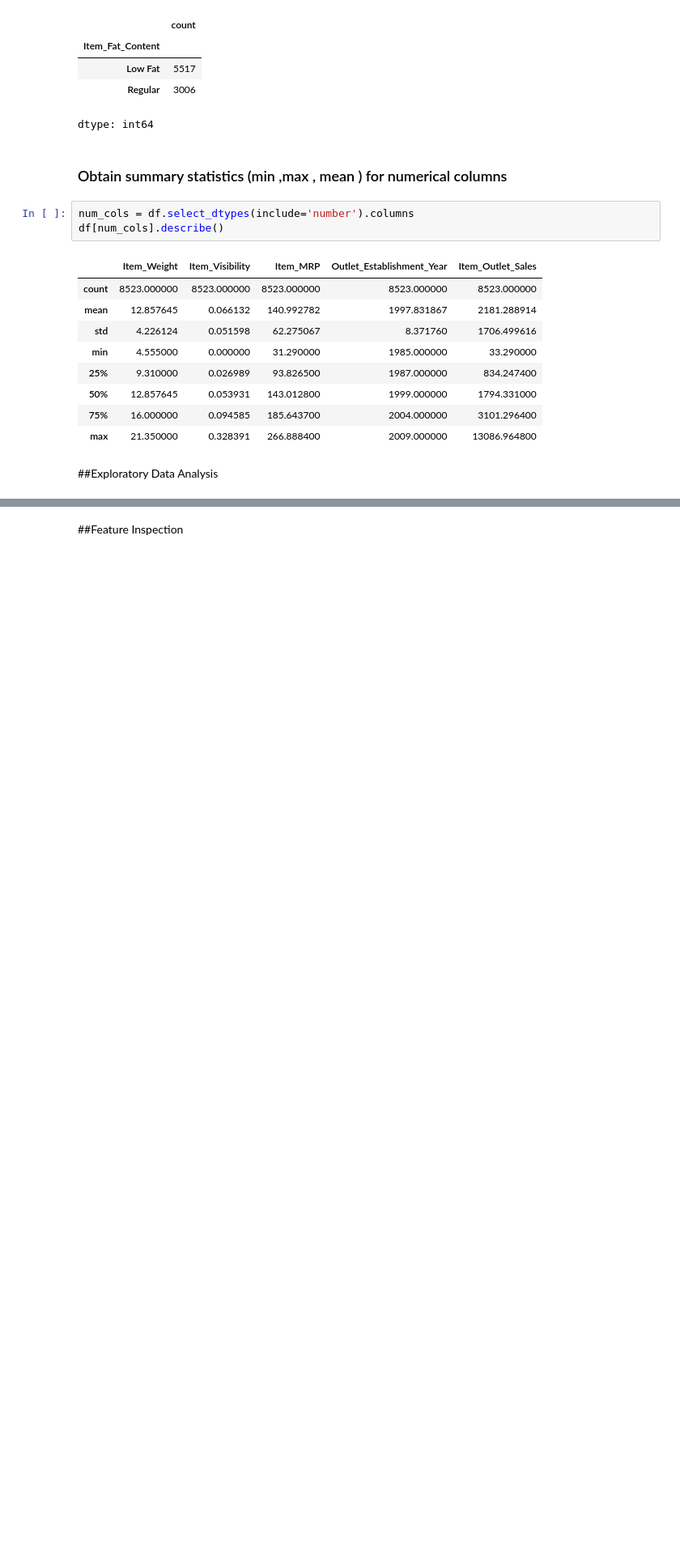
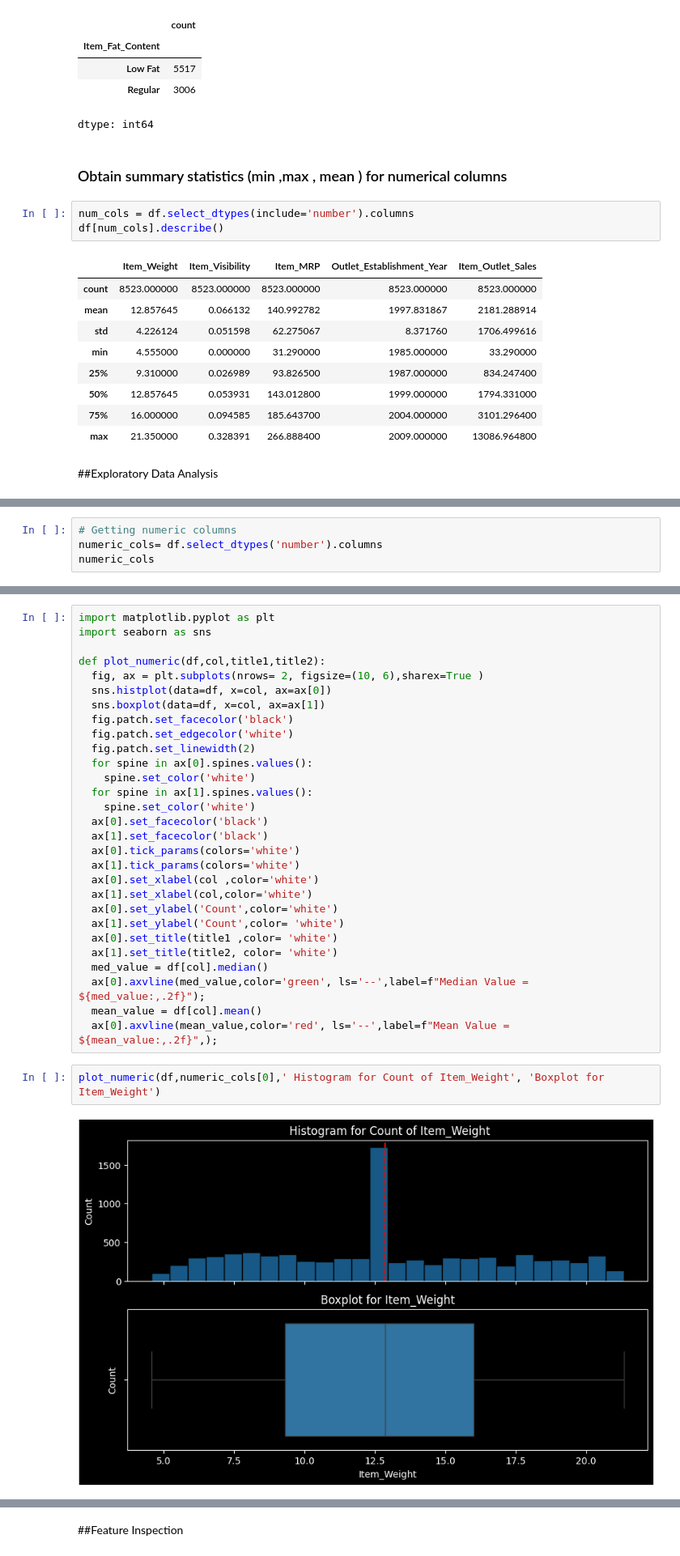
Before and after one commit to dina-masry/Prediction-of-Product-Sales, a Jupyter notebook: Prediction_of_Product_Sales.ipynb, the cells around one changed output, grey strips where cells are left out. Shown at 81% size. Cells and saved outputs as stored; diff of their text form; blank space fills up the shorter version.

```diff
--- a/Prediction_of_Product_Sales.ipynb
+++ b/Prediction_of_Product_Sales.ipynb
@@ -273,0 +301,4 @@ df[num_cols].describe()
+# %%
+# Getting numeric columns
+numeric_cols= df.select_dtypes('number').columns
+numeric_cols
@@ -273,0 +309,33 @@ df[num_cols].describe()
+# %%
+import matplotlib.pyplot as plt
+import seaborn as sns
+
+def plot_numeric(df,col,title1,title2):
+  fig, ax = plt.subplots(nrows= 2, figsize=(10, 6),sharex=True )
+  sns.histplot(data=df, x=col, ax=ax[0])
+  sns.boxplot(data=df, x=col, ax=ax[1])
+  fig.patch.set_facecolor('black')
+  fig.patch.set_edgecolor('white')
+  fig.patch.set_linewidth(2)
+  for spine in ax[0].spines.values():
+    spine.set_color('white')
+  for spine in ax[1].spines.values():
+    spine.set_color('white')
+  ax[0].set_facecolor('black')
+  ax[1].set_facecolor('black')
+  ax[0].tick_params(colors='white')
+  ax[1].tick_params(colors='white')
+  ax[0].set_xlabel(col ,color='white')
+  ax[1].set_xlabel(col,color='white')
+  ax[0].set_ylabel('Count',color='white')
+  ax[1].set_ylabel('Count',color= 'white')
+  ax[0].set_title(title1 ,color= 'white')
+  ax[1].set_title(title2, color= 'white')
+  med_value = df[col].median()
+  ax[0].axvline(med_value,color='green', ls='--',label=f"Median Value = ${med_value:,.2f}");
+  mean_value = df[col].mean()
+  ax[0].axvline(mean_value,color='red', ls='--',label=f"Mean Value = ${mean_value:,.2f}",);
+# %%
+plot_numeric(df,numeric_cols[0],' Histogram for Count of Item_Weight', 'Boxplot for Item_Weight')
+# %% [output]
+[figure, added]
```
Also changed, not shown: parts of 29 cells of this notebook.
